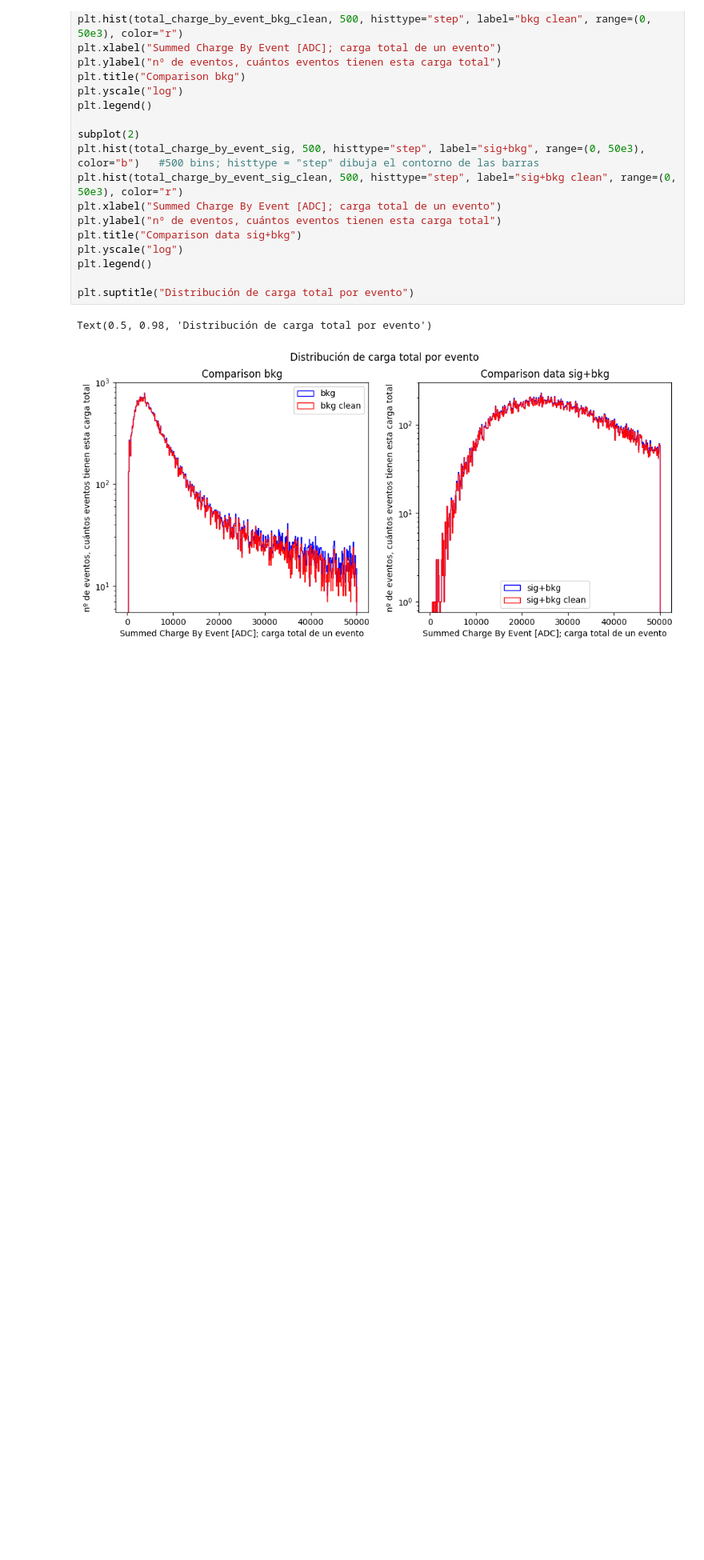
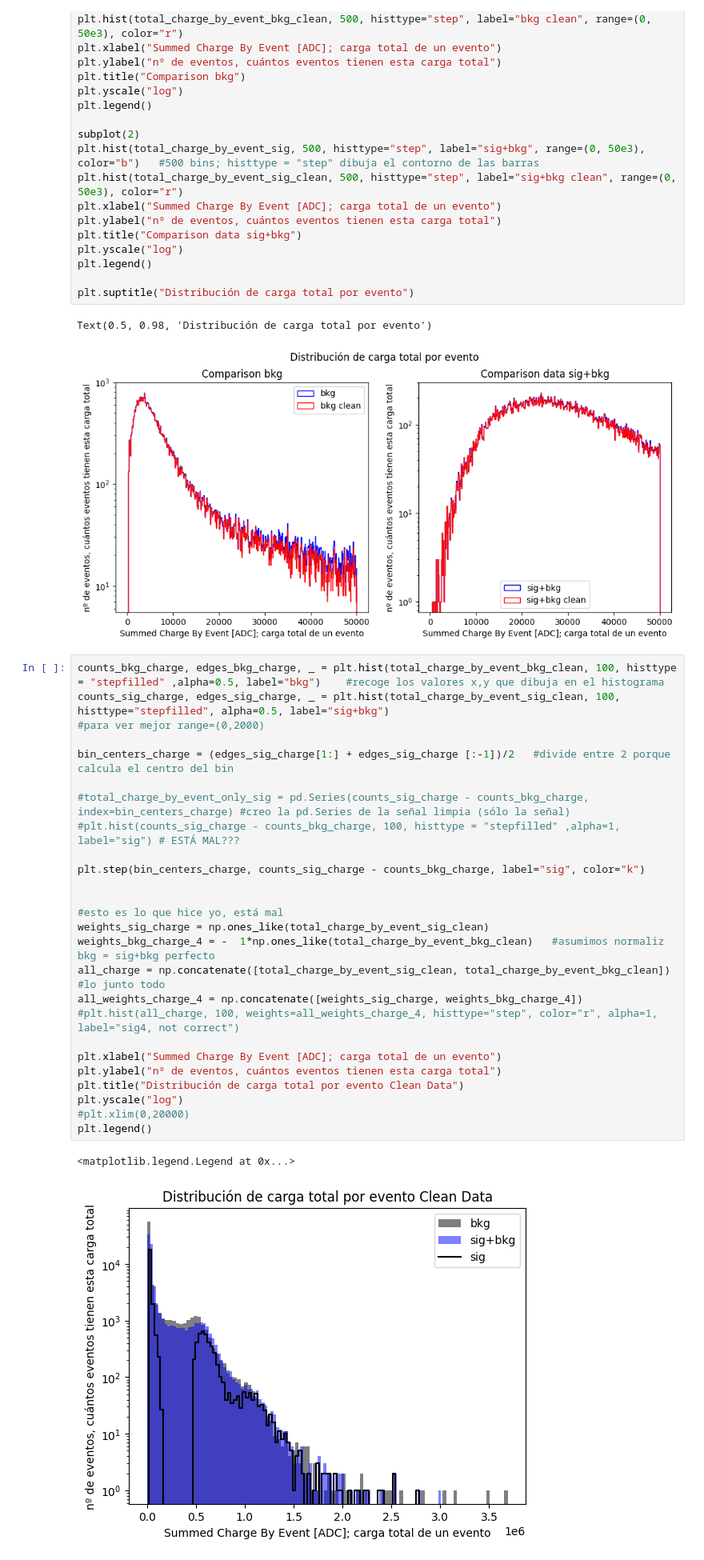
Before and after one commit to teresaaboal/NiCf_analysis, a Jupyter notebook: teresa_analysis/WCTE_teresa.ipynb, the cells around one changed output. Shown at 80% size. Drawn from its saved outputs; the diff is of its cells as text; blank space fills up the shorter version.

```diff
--- a/teresa_analysis/WCTE_teresa.ipynb
+++ b/teresa_analysis/WCTE_teresa.ipynb
@@ -515,3 +515,32 @@ plt.suptitle("Distribución de carga total por evento")
 # %% [output]
 Text(0.5, 0.98, 'Distribución de carga total por evento')
 [figure]
+# %%
+counts_bkg_charge, edges_bkg_charge, _ = plt.hist(total_charge_by_event_bkg_clean, 100, histtype = "stepfilled" ,alpha=0.5, label="bkg")    #recoge los valores x,y que dibuja en el histograma
+counts_sig_charge, edges_sig_charge, _ = plt.hist(total_charge_by_event_sig_clean, 100, histtype="stepfilled", alpha=0.5, label="sig+bkg")
+#para ver mejor range=(0,2000)
+
+bin_centers_charge = (edges_sig_charge[1:] + edges_sig_charge [:-1])/2   #divide entre 2 porque calcula el centro del bin
+
+#total_charge_by_event_only_sig = pd.Series(counts_sig_charge - counts_bkg_charge, index=bin_centers_charge) #creo la pd.Series de la señal limpia (sólo la señal)
+#plt.hist(counts_sig_charge - counts_bkg_charge, 100, histtype = "stepfilled" ,alpha=1, label="sig") # ESTÁ MAL???
+
+plt.step(bin_centers_charge, counts_sig_charge - counts_bkg_charge, label="sig", color="k")
+
+
+#esto es lo que hice yo, está mal
+weights_sig_charge = np.ones_like(total_charge_by_event_sig_clean)
+weights_bkg_charge_4 = -  1*np.ones_like(total_charge_by_event_bkg_clean)   #asumimos normaliz bkg = sig+bkg perfecto
+all_charge = np.concatenate([total_charge_by_event_sig_clean, total_charge_by_event_bkg_clean])   #lo junto todo
+all_weights_charge_4 = np.concatenate([weights_sig_charge, weights_bkg_charge_4])
+#plt.hist(all_charge, 100, weights=all_weights_charge_4, histtype="step", color="r", alpha=1, label="sig4, not correct")
+
+plt.xlabel("Summed Charge By Event [ADC]; carga total de un evento")
+plt.ylabel("nº de eventos, cuántos eventos tienen esta carga total")
+plt.title("Distribución de carga total por evento Clean Data")
+plt.yscale("log")
+#plt.xlim(0,20000)
+plt.legend()
+# %% [output]
+<matplotlib.legend.Legend at 0x...>
+[figure, added]
```
Also changed, not shown: parts of 31 cells of this notebook.
